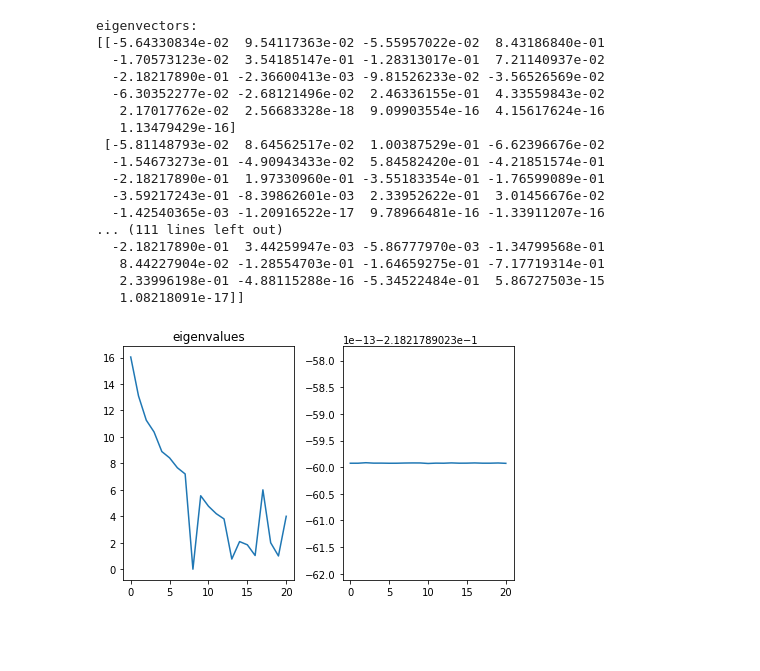
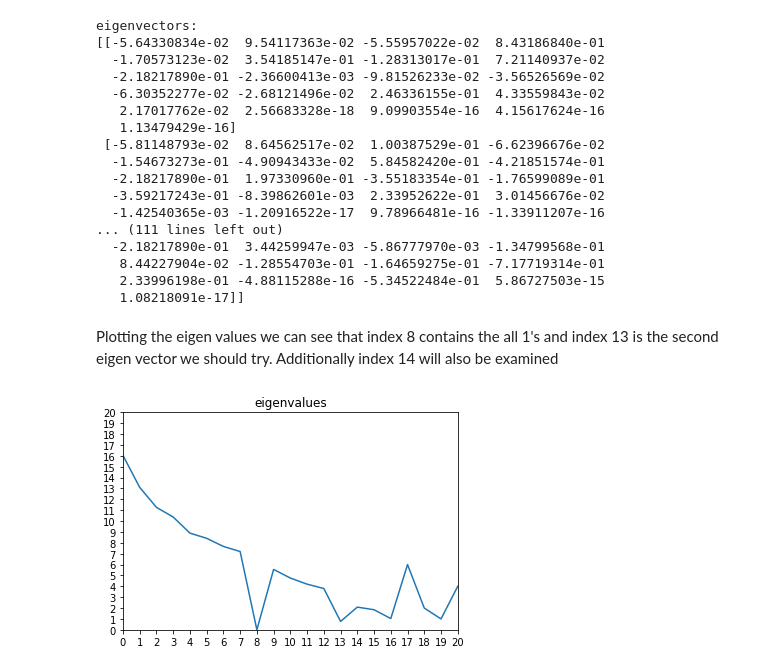
Before and after one commit to jonathan-conover1/CMPE-256, a Jupyter notebook: OG_Triloy_Graph_Analysis.ipynb, the cells around one changed output. Saved outputs shown, nothing was run; the diff lists cells and outputs as text; code cells hidden in the pictures; blank space fills up the shorter version.

```diff
--- a/OG_Triloy_Graph_Analysis.ipynb
+++ b/OG_Triloy_Graph_Analysis.ipynb
@@ -234,15 +234,15 @@ eigenvectors:
    8.44227904e-02 -1.28554703e-01 -1.64659275e-01 -7.17719314e-01
    2.33996198e-01 -4.88115288e-16 -5.34522484e-01  5.86727503e-15
    1.08218091e-17]]
-# %%
-fig = plt.figure()
-ax1 = plt.subplot(121)
-plt.plot(e)
-ax1.title.set_text('eigenvalues')
-i = np.where(e < 10e-6)[0]
-ax2 = plt.subplot(122)
-plt.plot(v[:, i[0]])
-fig.tight_layout()
-plt.show()
-# %% [output]
-[figure, removed]
+# %% [markdown]
+Plotting the eigen values we can see that index 8 contains the all 1's and index 13 is the second eigen vector we should try. Additionally index 14 will also be examined
+# %%
+plt.plot(e)
+plt.xlim([0, 20])
+plt.ylim([0, 20])
+plt.xticks(range(0, 21, 1))
+plt.yticks(range(0, 21, 1))
+plt.title('eigenvalues')
+plt.show()
+# %% [output]
+[figure, added]
```
Also changed, not shown: parts of 8 cells of this notebook, 2 other files.
